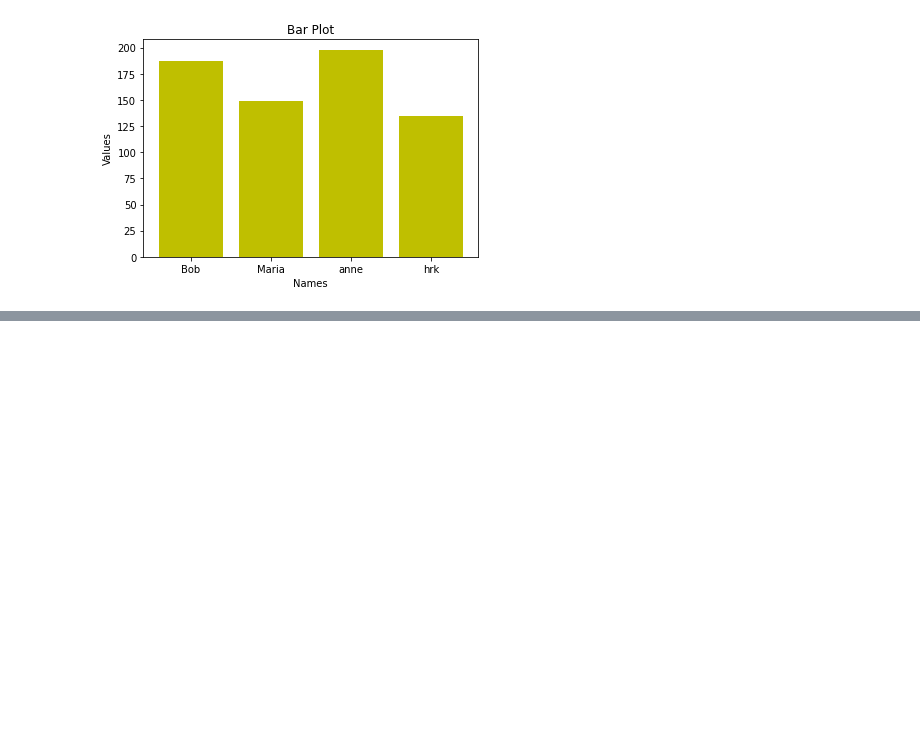
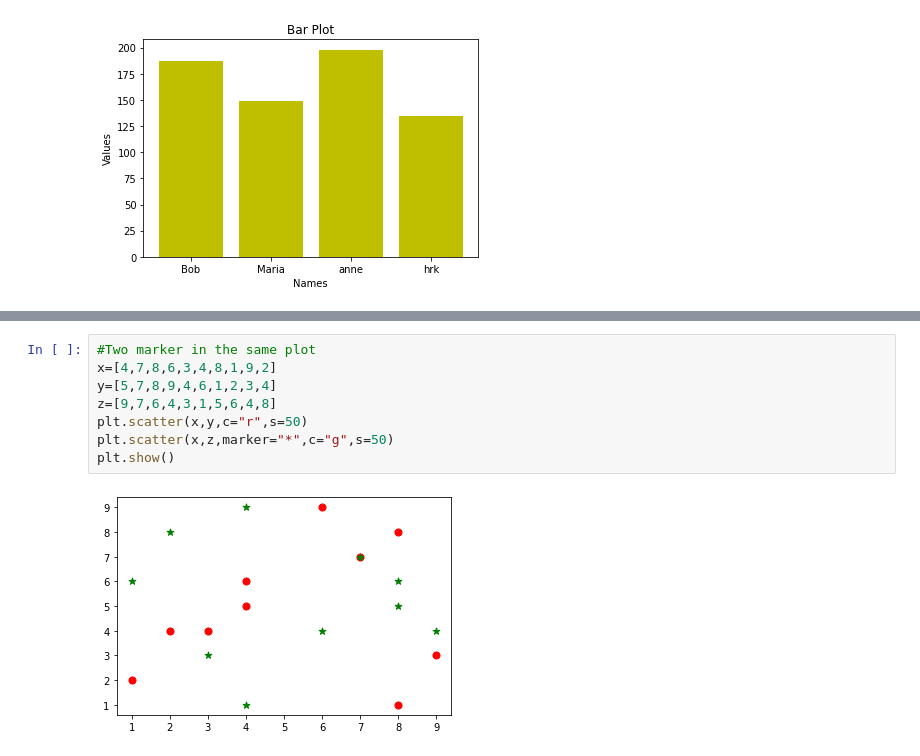
Before and after one commit to hrithikmallick/Basic_DataScience_learing, a Jupyter notebook: Matplotlib/matBasic.ipynb, the cells around one changed output, grey strips where cells are left out. Drawn from its saved outputs; the diff is of its cells as text; blank space fills up the shorter version.

```diff
--- a/Matplotlib/matBasic.ipynb
+++ b/Matplotlib/matBasic.ipynb
@@ -93,0 +118,10 @@ plt.show()
+# %%
+#Two marker in the same plot
+x=[4,7,8,6,3,4,8,1,9,2]
+y=[5,7,8,9,4,6,1,2,3,4]
+z=[9,7,6,4,3,1,5,6,4,8]
+plt.scatter(x,y,c="r",s=50)
+plt.scatter(x,z,marker="*",c="g",s=50)
+plt.show()
+# %% [output]
+[figure, added]
```
Also changed, not shown: parts of 16 cells of this notebook, 4 other files.
